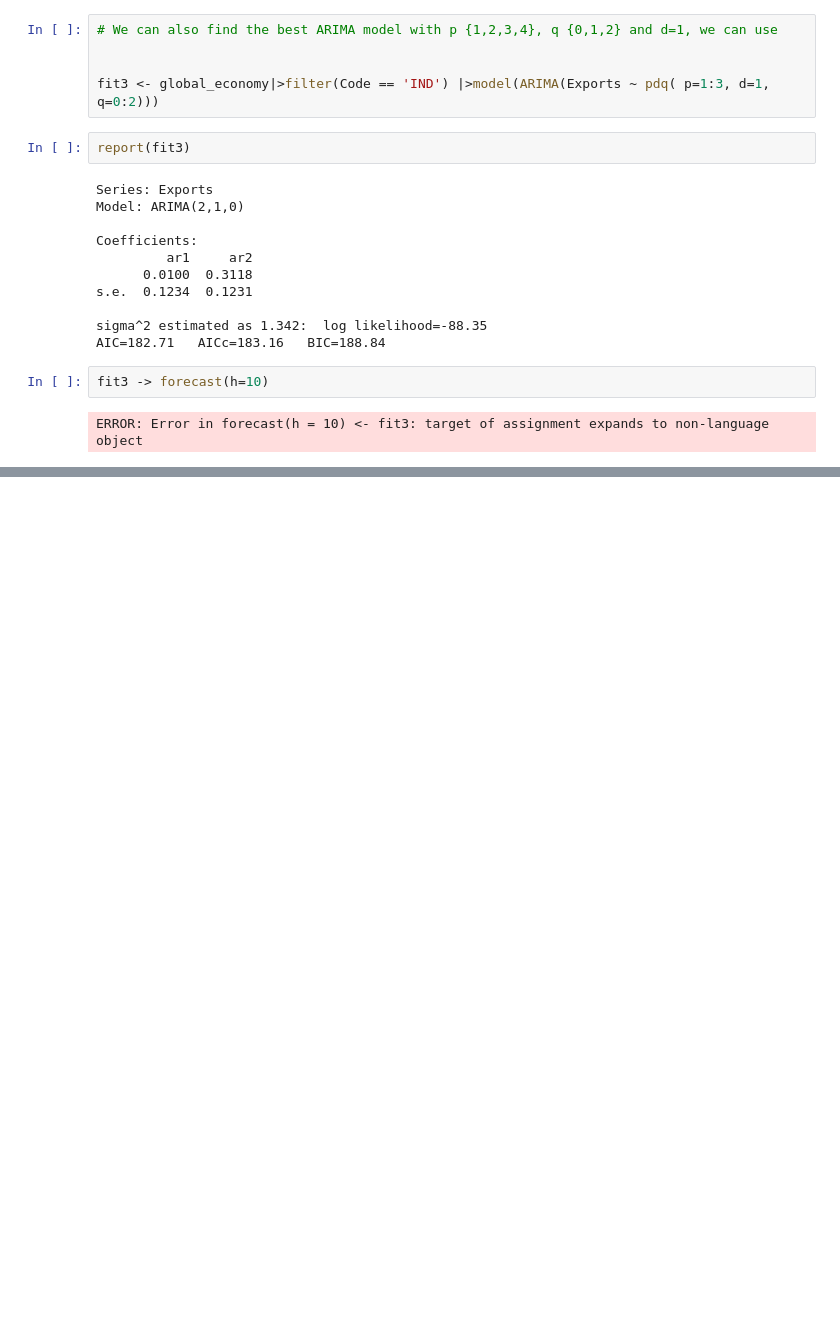
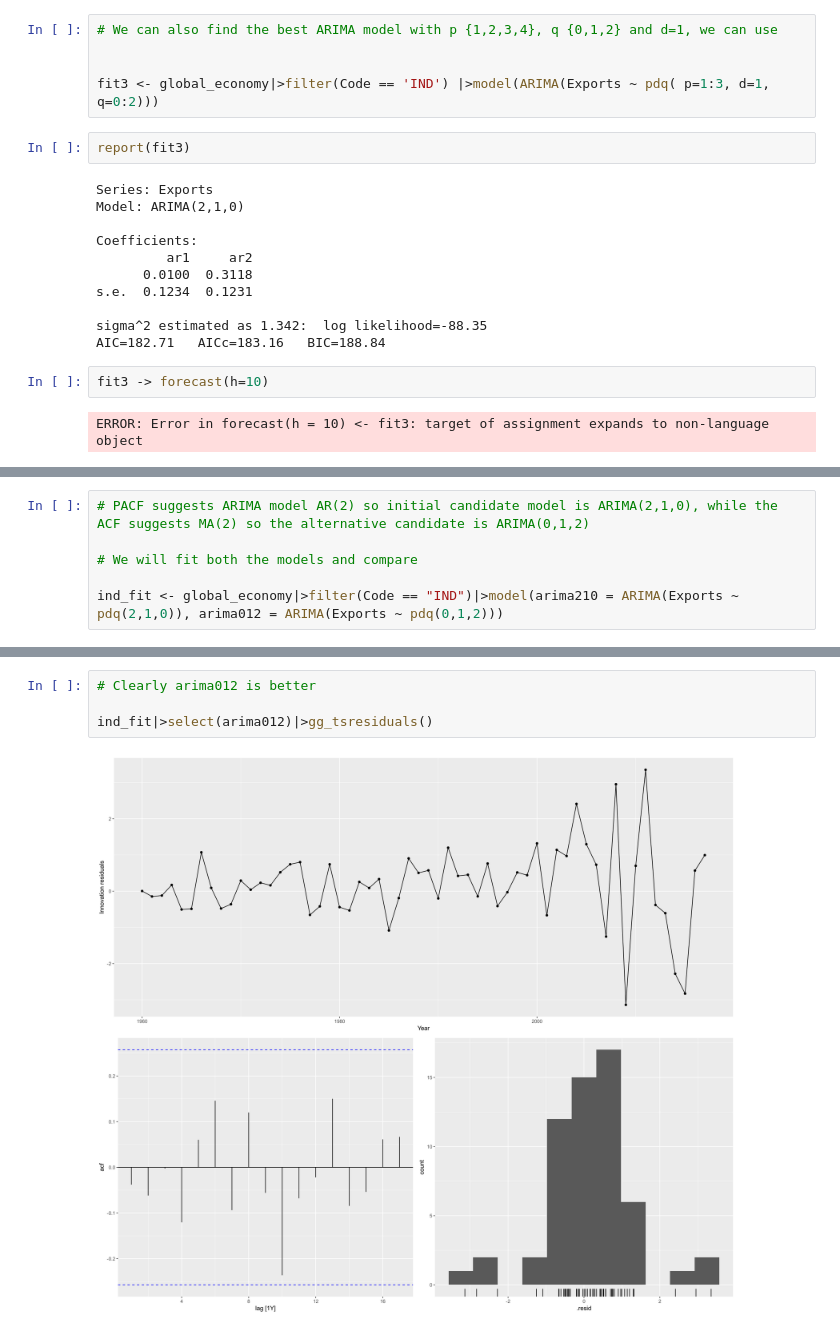
Before and after one commit to ARKA1112/Time_Series_R, a Jupyter notebook: OTEXTS_9.ipynb, the cells around one changed output, grey strips where cells are left out. Saved outputs shown, nothing was run; the diff lists cells and outputs as text; blank space fills up the shorter version.

```diff
--- a/OTEXTS_9.ipynb
+++ b/OTEXTS_9.ipynb
@@ -268,0 +315,6 @@ ERROR: Error in forecast(h = 10) <- fit3: target of assignment expands to non-la
+# %%
+# PACF suggests ARIMA model AR(2) so initial candidate model is ARIMA(2,1,0), while the ACF suggests MA(2) so the alternative candidate is ARIMA(0,1,2)
+
+# We will fit both the models and compare
+
+ind_fit <- global_economy|>filter(Code == "IND")|>model(arima210 = ARIMA(Exports ~ pdq(2,1,0)), arima012 = ARIMA(Exports ~ pdq(0,1,2)))
@@ -268,0 +337,6 @@ ERROR: Error in forecast(h = 10) <- fit3: target of assignment expands to non-la
+# %%
+# Clearly arima012 is better
+
+ind_fit|>select(arima012)|>gg_tsresiduals()
+# %% [output]
+[figure, added]
```
Also changed, not shown: parts of 8 cells of this notebook, 1 other file.
